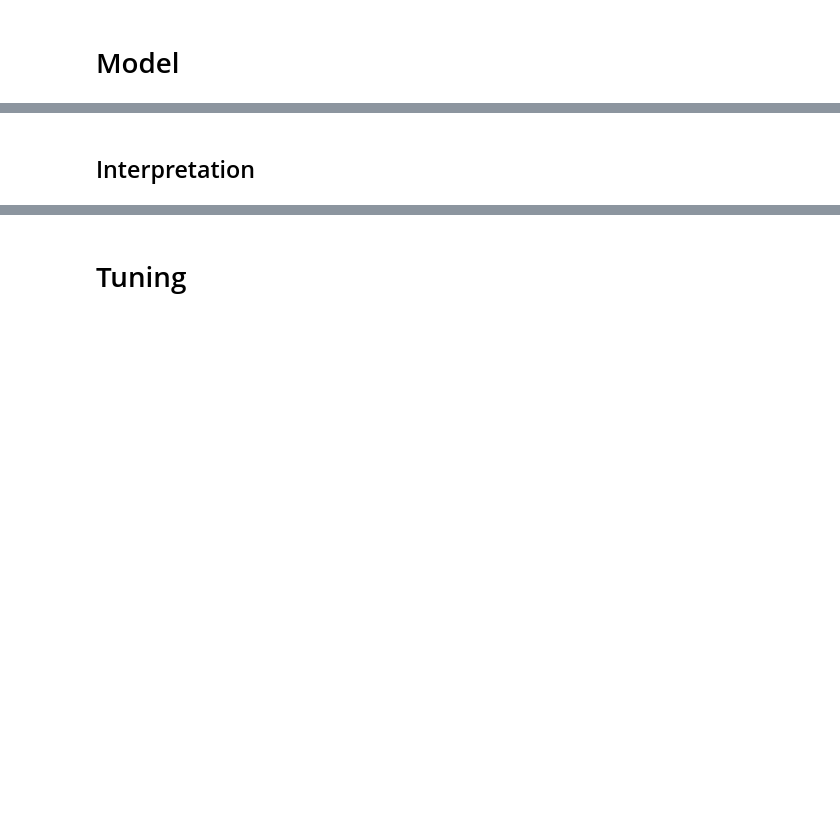
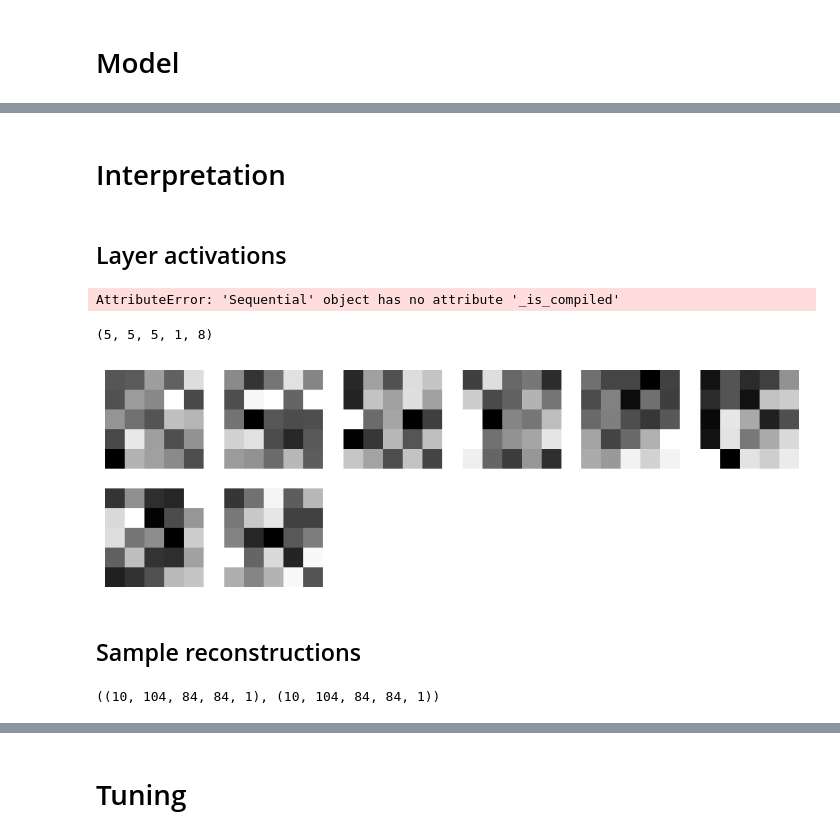
Before and after one commit to ab126/ELEC-576, a Jupyter notebook: Project/process_destroyer.ipynb, the cells around one changed output, grey strips where cells are left out. Cells and saved outputs as stored; diff of their text form; code cells hidden in the pictures; blank space fills up the shorter version.

```diff
--- a/Project/process_destroyer.ipynb
+++ b/Project/process_destroyer.ipynb
@@ -283,7 +439,9 @@ autoencoder.save(model_path)
 # %%
 # Load previous models
-model_path = "saves/autoencoder_cnn_only.keras"
+model_path = "saves/autoencoder_cnn_3deep_b30_8_16_32.keras"#"saves/autoencoder_cnn_only.keras"#"saves/autoencoder_cnn_only.keras"
 autoencoder = tf.keras.models.load_model(model_path)
+#autoencoder.load_weights(checkpoint_path)
+#autoencoder.compile(optimizer="adam", loss=losses.MeanSquaredError())
 # %%
 autoencoder.evaluate(data_handler)
 # %% [output]
@@ -292,2 +456,33 @@ KeyboardInterrupt:
 # %% [markdown]
-## Interpretation
+# Interpretation
+# %% [markdown]
+## Layer activations
+# %%
+from keract import get_activations, display_activations
+
+activations = get_activations(autoencoder, data_handler[20][0], auto_compile=True)
+display_activations(activations, save=False)
+# %% [output]
+AttributeError: 'Sequential' object has no attribute '_is_compiled'
+# %%
+conv_layer_weights = autoencoder.get_weights()[0]
+# %%
+conv_layer_weights.shape
+# %% [output]
+(5, 5, 5, 1, 8)
+# %%
+
+plt.figure(figsize=(10, 10))
+for i in range(conv_layer_weights.shape[-1]):
+    plt.subplot(6, 6, i+1)
+    plt.imshow(conv_layer_weights[0, :, :, 0, i], cmap='gray')
+    plt.axis('off')
+plt.show()
+# %% [output]
+[figure, added]
+# %% [markdown]
+## Sample reconstructions
+# %%
+x.shape, x_hat.shape
+# %% [output]
+((10, 104, 84, 84, 1), (10, 104, 84, 84, 1))
```
Also changed, not shown: parts of 23 cells of this notebook, 2 other files.
